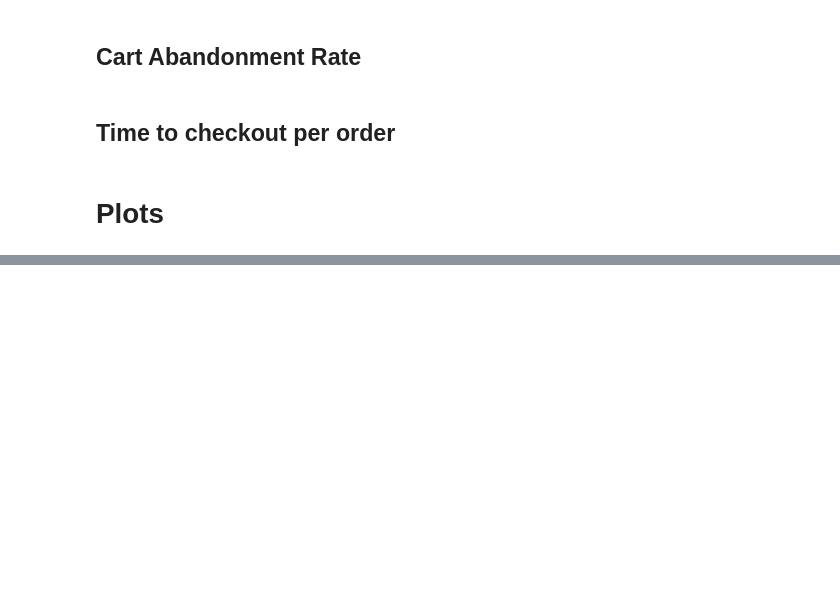
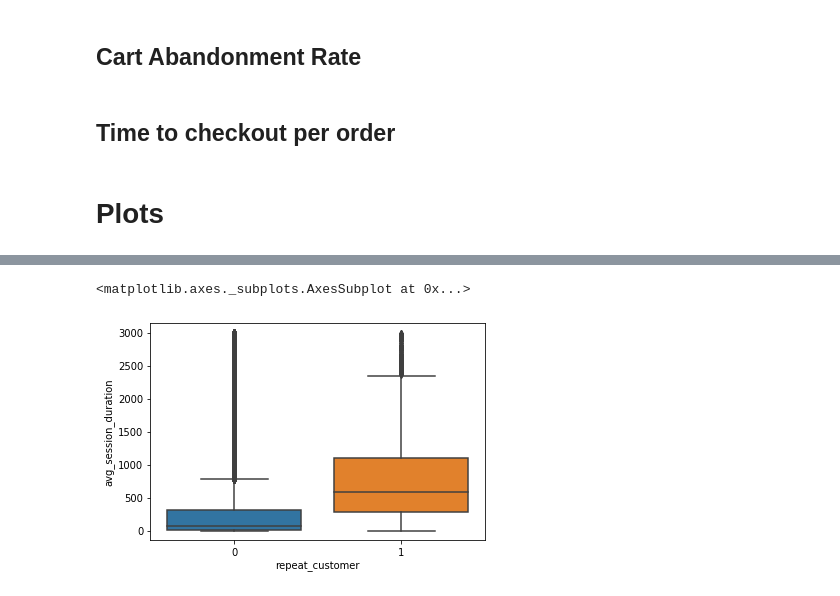
Before and after one commit to teja275/quince_assignment, a Jupyter notebook: notebooks/Metrics.ipynb, the cells around one changed output, grey strips where cells are left out. Cells and saved outputs as stored; diff of their text form; code cells hidden in the pictures; blank space fills up the shorter version.

```diff
--- a/notebooks/Metrics.ipynb
+++ b/notebooks/Metrics.ipynb
@@ -82,11 +88,11 @@ user_level_aggregation = {
     'no_of_events': 'mean',
     'session_duration_sec': 'mean',
     'visit_count': 'count',
-    'made_purchase': lambda x: (x == "Yes").sum(),
-    'bought_on_first_visit': lambda x: (x == "Yes").sum(),
-    'device': lambda x: set(x),
-    'device_category': lambda x: set(x),
-    'user_state': lambda x: set(x)
+    'made_purchase': 'sum',
+    'bought_on_first_visit': 'sum',
+    'device': lambda x: pd.Series.mode(x)[0],
+    'device_category': lambda x: pd.Series.mode(x)[0],
+    'user_state': lambda x: pd.Series.mode(x)[0]
 }
 
 user_data = session_data.groupby(['lb_user_id',
@@ -97,8 +103,10 @@ user_data = user_data.iloc[:, -10:]
 user_data.columns = [
     'lb_user_id', 'user_gender', 'avg_session_duration', 'avg_no_of_events',
     'times_visited', 'times_purchased', 'bought_on_first_visit',
-    'devices_used', 'device_categories_used', 'states_used_from'
+    'most_used_device', 'most_used_device_category', 'state_most_used_from'
 ]
+# %%
+user_data = user_data.assign(repeat_customer=np.where(user_data['times_purchased']>1, 1, 0))
 # %%
 def create_user_funnel(session_data, description=""):
     print(f"User funnel for {description}")
@@ -233,0 +241,5 @@ plt.savefig(f"{PROJECT_PATH}/reports/figures/metric4.jpg", dpi=300)
+# %%
+sns.boxplot(x="repeat_customer", y="avg_session_duration", data=user_data[user_data['avg_session_duration']<3000])
+# %% [output]
+<matplotlib.axes._subplots.AxesSubplot at 0x...>
+[figure, added]
```
Also changed, not shown: parts of 28 cells of this notebook.
